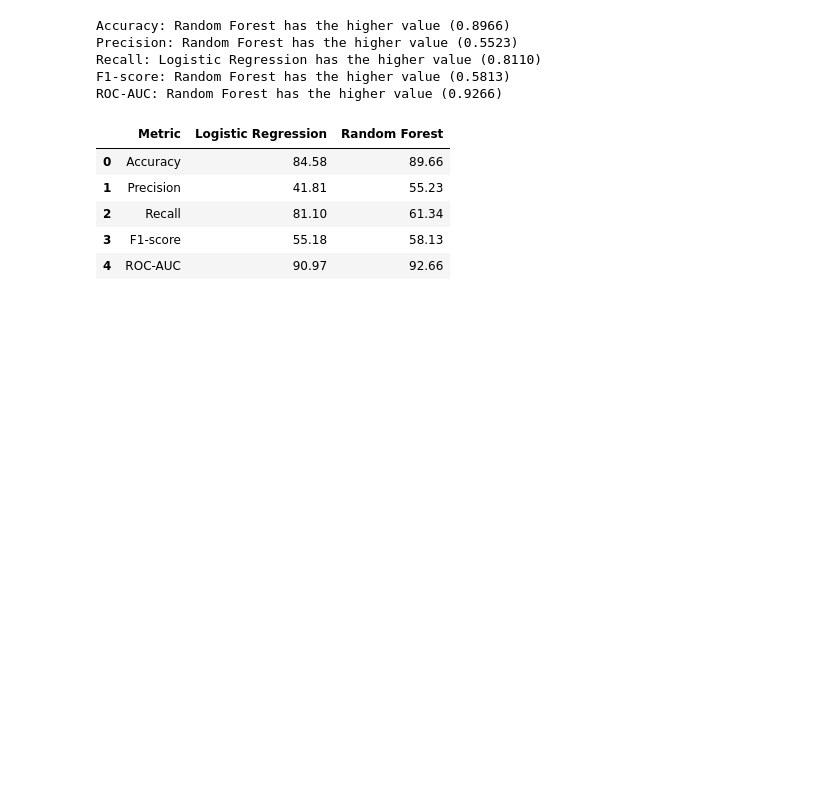
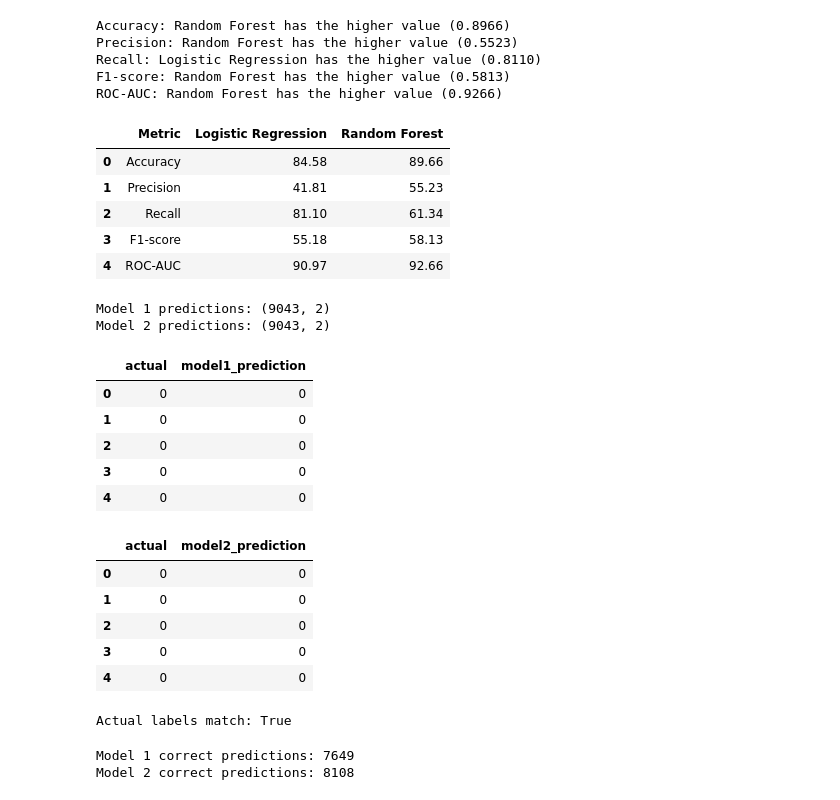
Before and after one commit to Kone-Makhadi-Stadio/Capstone_Project_KM, a Jupyter notebook: modelComparison/model_comparison.ipynb, the cells around one changed output. Saved outputs shown, nothing was run; the diff lists cells and outputs as text; code cells hidden in the pictures; blank space fills up the shorter version.

```diff
--- a/modelComparison/model_comparison.ipynb
+++ b/modelComparison/model_comparison.ipynb
@@ -138,3 +138,72 @@ comparison_percent
 | 2 | Recall | 81.10 | 61.34 |
 | 3 | F1-score | 55.18 | 58.13 |
 | 4 | ROC-AUC | 90.97 | 92.66 |
+# %%
+model1_predictions = pd.read_csv(
+    "../Model1/model1_predictions.csv"
+)
+
+model2_predictions = pd.read_csv(
+    "../Model2/model2_predictions.csv"
+)
+
+print("Model 1 predictions:", model1_predictions.shape)
+print("Model 2 predictions:", model2_predictions.shape)
+
+display(model1_predictions.head())
+display(model2_predictions.head())
+# %% [output]
+Model 1 predictions: (9043, 2)
+Model 2 predictions: (9043, 2)
+|  | actual | model1_prediction |
+| 0 | 0 | 0 |
+| 1 | 0 | 0 |
+| 2 | 0 | 0 |
+| 3 | 0 | 0 |
+| 4 | 0 | 0 |
+|  | actual | model2_prediction |
+| 0 | 0 | 0 |
+| 1 | 0 | 0 |
+| 2 | 0 | 0 |
+| 3 | 0 | 0 |
+| 4 | 0 | 0 |
+# %%
+#verify if labels match
+actual_labels_match = (
+    model1_predictions["actual"].values
+    ==
+    model2_predictions["actual"].values
+).all()
+
+print(
+    "Actual labels match:",
+    actual_labels_match
+)
+# %% [output]
+Actual labels match: True
+# %%
+#determine which predictions are correct
+actual = model1_predictions["actual"]
+
+model1_correct = (
+    model1_predictions["model1_prediction"]
+    == actual
+)
+
+model2_correct = (
+    model2_predictions["model2_prediction"]
+    == actual
+)
+
+print(
+    "Model 1 correct predictions:",
+    model1_correct.sum()
+)
+
+print(
+    "Model 2 correct predictions:",
+    model2_correct.sum()
+)
+# %% [output]
+Model 1 correct predictions: 7649
+Model 2 correct predictions: 8108
```
Also changed, not shown: parts of 6 cells of this notebook, 3 other files.
